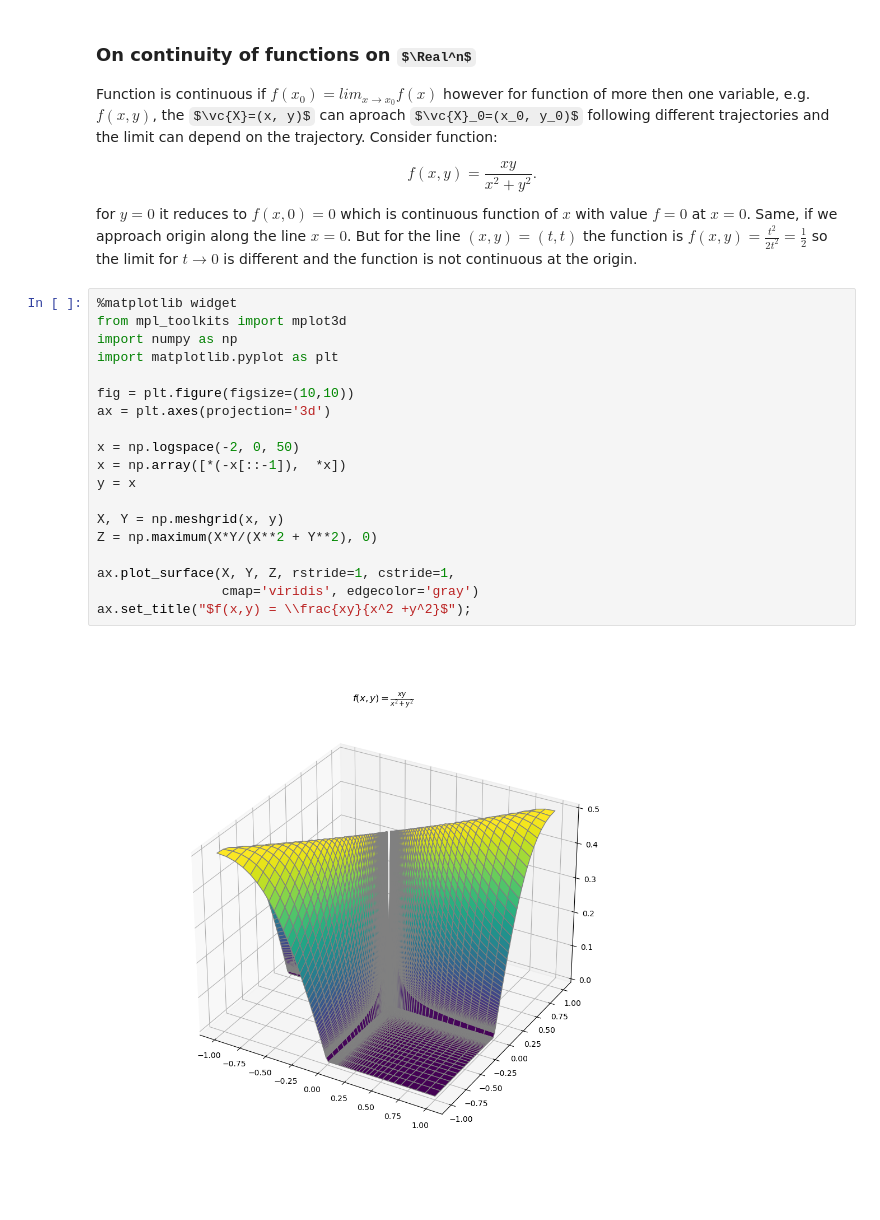
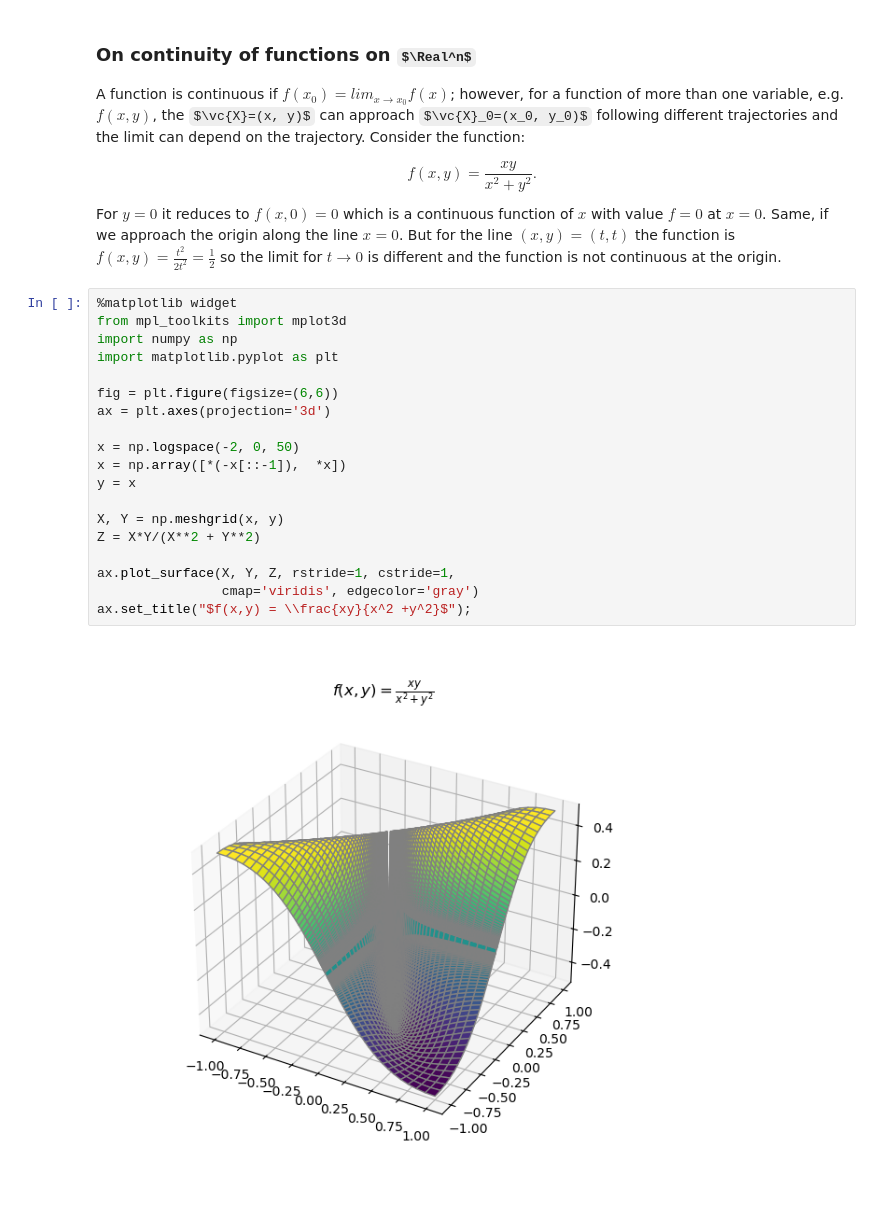
Before and after one commit to jbrezmorf/ODE_course, a Jupyter notebook: jupyter_notebooks/02 - Theory for Systems of ODE.ipynb, the cells around one changed output. Saved outputs shown, nothing was run; the diff lists cells and outputs as text; some formulas as TeX source.

```diff
--- a/jupyter_notebooks/02 - Theory for Systems of ODE.ipynb
+++ b/jupyter_notebooks/02 - Theory for Systems of ODE.ipynb
@@ -50,38 +50,38 @@ The solution leaves $H = \Real$ in finite time $t=1$, can not be prolongeted bey
 # %% [markdown]
 ### On continuity of functions on $\Real^n$
 
-Function is continuous if $f(x_0) = lim_{x\to x_0} f(x)$ however for function of more then one variable, e.g. $f(x, y)$, the $\vc{X}=(x, y)$ can aproach
-$\vc{X}_0=(x_0, y_0)$ following different trajectories and the limit can depend on the trajectory. Consider function:
+A function is continuous if $f(x_0) = lim_{x\to x_0} f(x)$; however, for a function of more than one variable, e.g. $f(x, y)$, the $\vc{X}=(x, y)$ can approach
+$\vc{X}_0=(x_0, y_0)$ following different trajectories and the limit can depend on the trajectory. Consider the function:
 
 $$
     f(x,y) = \frac{xy}{x^2 +y^2}.
 $$
 
 
-for $y=0$ it reduces to $f(x,0) = 0$ which is continuous function of $x$ with value $f=0$ at $x=0$.
-Same, if we approach origin along the line $x=0$. But for the line $ (x, y) = (t, t)$ the function is
+For $y=0$ it reduces to $f(x,0) = 0$ which is a continuous function of $x$ with value $f=0$ at $x=0$.
+Same, if we approach the origin along the line $x=0$. But for the line $ (x, y) = (t, t)$ the function is
 $f(x,y) = \frac{t^2}{2t^2}= \frac12$ so the limit for $t \to 0$ is different and the function is not continuous at the origin.
 # %%
 %matplotlib widget
 from mpl_toolkits import mplot3d
 import numpy as np
 import matplotlib.pyplot as plt
 
-fig = plt.figure(figsize=(10,10))
+fig = plt.figure(figsize=(6,6))
 ax = plt.axes(projection='3d')
 
 x = np.logspace(-2, 0, 50)
 x = np.array([*(-x[::-1]),  *x])
 y = x
 
 X, Y = np.meshgrid(x, y)
-Z = np.maximum(X*Y/(X**2 + Y**2), 0)
+Z = X*Y/(X**2 + Y**2)
 
 ax.plot_surface(X, Y, Z, rstride=1, cstride=1,
                 cmap='viridis', edgecolor='gray')
 ax.set_title("$f(x,y) = \\frac{xy}{x^2 +y^2}$");
 # %% [output]
-[figure, old version]
+[figure, new version]
 # %% [markdown]
 ### Uniqueness of the solution
 Furthermore, we will be interested in the conditions under which the solution not only exists, but is also unique.
```
Also changed, not shown: parts of 8 cells of this notebook.
